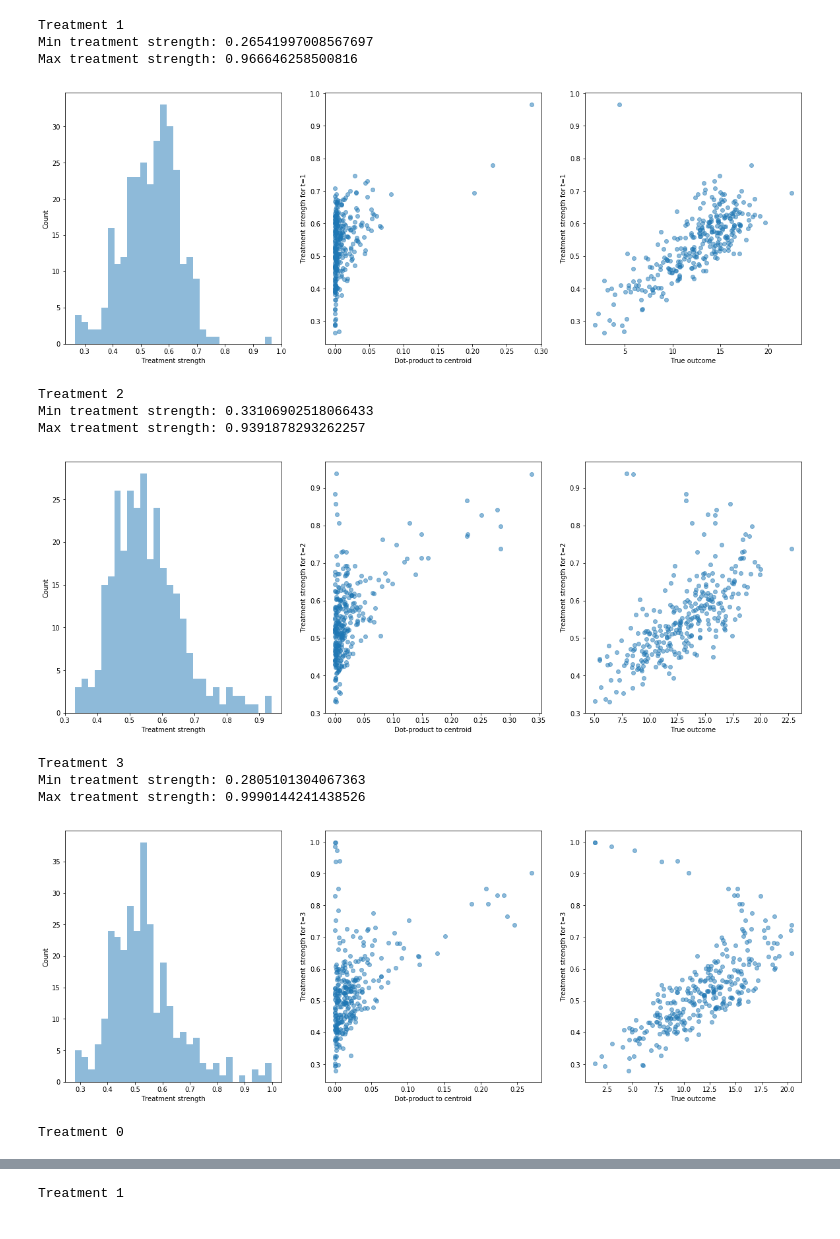
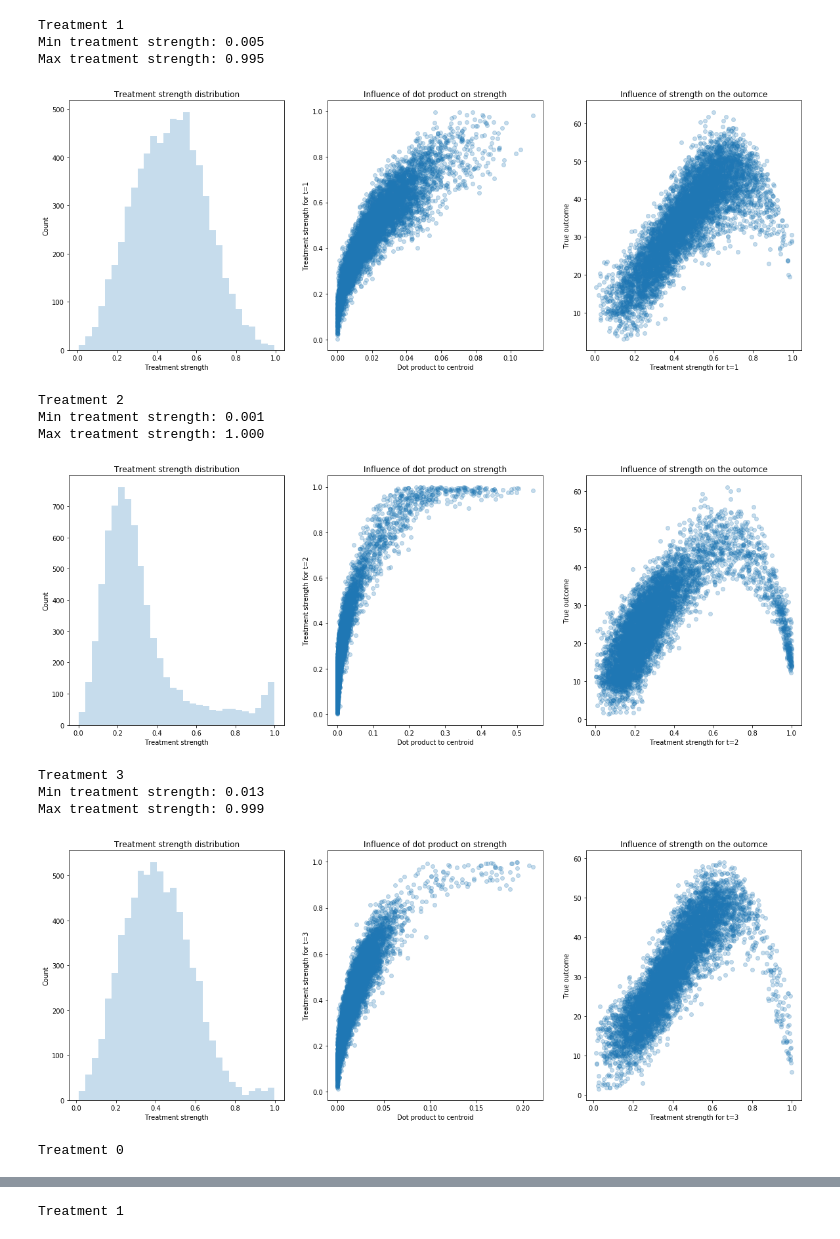
Before and after one commit to a1247418/multiParamNewsBenchmark, a Jupyter notebook: analysis.ipynb, the cells around one changed output, grey strips where cells are left out. Saved outputs shown, nothing was run; the diff lists cells and outputs as text; code cells hidden in the pictures.

```diff
--- a/analysis.ipynb
+++ b/analysis.ipynb
@@ -6,5 +9,5 @@ import config
 import numpy as np
 import matplotlib.pyplot as plt
 # %%
-data = np.load(open("simulation_outcome.test111_0.npy", 'rb'))[()]
+data = np.load(open("simulation_outcome.train111_7000k4_0.npy", 'rb'))[()]
 # %%
@@ -61,55 +63,59 @@ plt.rcParams['figure.figsize'] = (20.0, 7.0)
 for i in range(1,n_treatments):
     if data["treatment_types"][i-1] > 0:
         print("Treatment %d" % i)
-        print("Min treatment strength: "+str(min(s[:,i])))
-        print("Max treatment strength: "+str(max(s[:,i])))
+        print("Min treatment strength: %.3f" % min(s[:,i]))
+        print("Max treatment strength: %.3f" % max(s[:,i]))
 
         plt.subplot(131)
-        plt.hist(s[:,i], bins=30, alpha=0.5, label='s')
+        plt.hist(s[:,i], bins=30, alpha=0.25, label='s')
         plt.xlabel('Treatment strength')
         plt.ylabel('Count')
+        plt.title("Treatment strength distribution")
 
         plt.subplot(132)
-        plt.plot(dist[i], s[:,i], 'o', alpha=0.5)
-        plt.xlabel('Dot-product to centroid')
+        plt.plot(dist[i], s[:,i], 'o', alpha=0.25)
+        plt.xlabel('Dot product to centroid')
         plt.ylabel('Treatment strength for t=%d' % i)
+        plt.title("Influence of dot product on strength")
 
         plt.subplot(133)
-        plt.plot(mu[:,i], s[:,i], 'o', alpha=0.5)
-        plt.xlabel('True outcome')
-        plt.ylabel('Treatment strength for t=%d' % i)
-
+        plt.plot(s[:,i], mu[:,i],'o', alpha=0.25)
+        plt.xlabel('Treatment strength for t=%d' % i)
+        plt.ylabel('True outcome')
+        plt.title("Influence of strength on the outomce")
 
         plt.show()
 
 for i in range(n_treatments):
     print("Treatment %d" % i)
     plt.subplot(121)
     plt.hist(mu[:,i], bins=np.arange(-3,10,0.5), alpha=0.3, label='mu'+str(i)+" (True)")
     plt.hist(y[:,i], bins=np.arange(-3,10,0.5), alpha=0.3, label='y'+str(i)+" (Noisy)")
     plt.xlabel('Outcome')
     plt.ylabel('Count')
+    plt.title("Measurement noise")
     plt.legend()
 
     plt.subplot(122)
     plt.plot(dist[i], mu[:,i],'o', alpha=0.2, label='mu'+str(i)+" (True)", marker='.')
     plt.plot(dist[i], y[:,i],'o', alpha=0.2, label='y'+str(i)+" (Noisy)", marker='.')
-    plt.xlabel('Dot-product to centroid')
+    plt.xlabel('Dot product to centroid')
     plt.ylabel('Outcome')
+    plt.title("Measurement noise")
     plt.legend()
 
     plt.show()
 # %% [output]
 Treatment 1
-Min treatment strength: 0.26541997008567697
-Max treatment strength: 0.966646258500816
+Min treatment strength: 0.005
+Max treatment strength: 0.995
-[figure, old version]
+[figure, new version]
 Treatment 2
-Min treatment strength: 0.33106902518066433
-Max treatment strength: 0.9391878293262257
+Min treatment strength: 0.001
+Max treatment strength: 1.000
-[figure, old version]
+[figure, new version]
 Treatment 3
-Min treatment strength: 0.2805101304067363
-Max treatment strength: 0.9990144241438526
+Min treatment strength: 0.013
+Max treatment strength: 0.999
-[figure, old version]
+[figure, new version]
 Treatment 0
```
Also changed, not shown: parts of 11 cells of this notebook, 2 other files.
